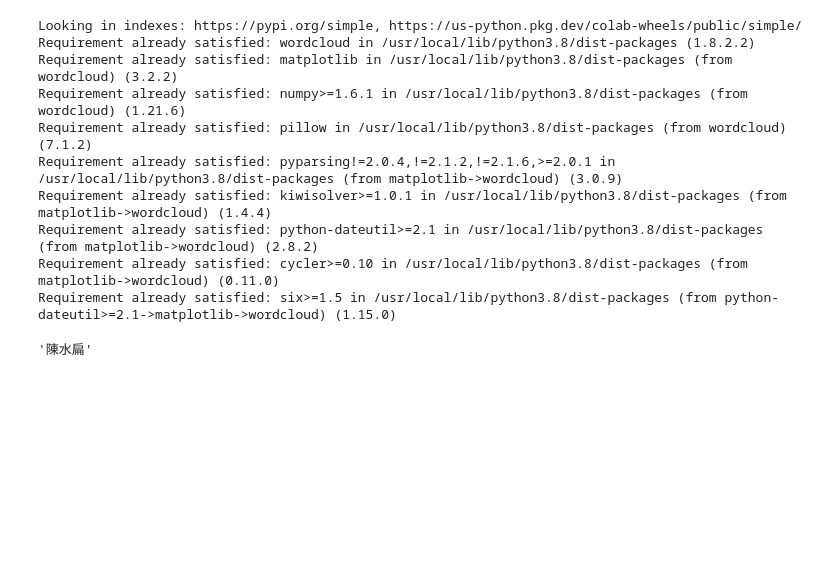
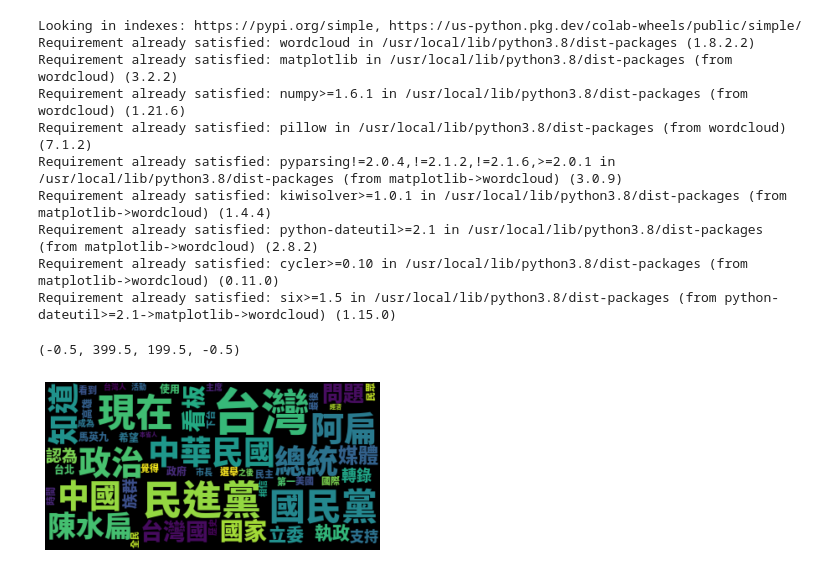
Before and after one commit to hsieh2000/HW, a Jupyter notebook: NLP.ipynb, the cells around one changed output. Cells and saved outputs as stored; diff of their text form; code cells hidden in the pictures; blank space fills up the shorter version.

```diff
--- a/NLP.ipynb
+++ b/NLP.ipynb
@@ -150,5 +130,5 @@ seg_lst
 # %%
-Y = Counter()
+word_count = Counter()
 for i in seg_lst:
-  X = Counter(i)
-  Y+=X
+  word = Counter(i)
+  word_count+=word
@@ -224,7 +145,20 @@ Requirement already satisfied: kiwisolver>=1.0.1 in /usr/local/lib/python3.8/dis
 Requirement already satisfied: python-dateutil>=2.1 in /usr/local/lib/python3.8/dist-packages (from matplotlib->wordcloud) (2.8.2)
 Requirement already satisfied: cycler>=0.10 in /usr/local/lib/python3.8/dist-packages (from matplotlib->wordcloud) (0.11.0)
 Requirement already satisfied: six>=1.5 in /usr/local/lib/python3.8/dist-packages (from python-dateutil>=2.1->matplotlib->wordcloud) (1.15.0)
-# %%
-ner_results[0][0].word
-# %% [output]
-'陳水扁'
+# %%
+# -*- coding: utf-8 -*-
+import nltk
+from wordcloud import WordCloud
+import matplotlib as mpl
+import matplotlib.pyplot as plt
+from matplotlib.font_manager import fontManager
+from collections import Counter
+
+font_path = '/content/NotoSansTC-Black.otf'
+wordcloud = WordCloud(max_words = 50, font_path=font_path).generate_from_frequencies(word_count)
+# cloud.to_file('output.png')
+plt.imshow(wordcloud, interpolation='bilinear')
+plt.axis("off")
+# %% [output]
+(-0.5, 399.5, 199.5, -0.5)
+[figure, added]
```
Also changed, not shown: parts of 11 cells of this notebook.
